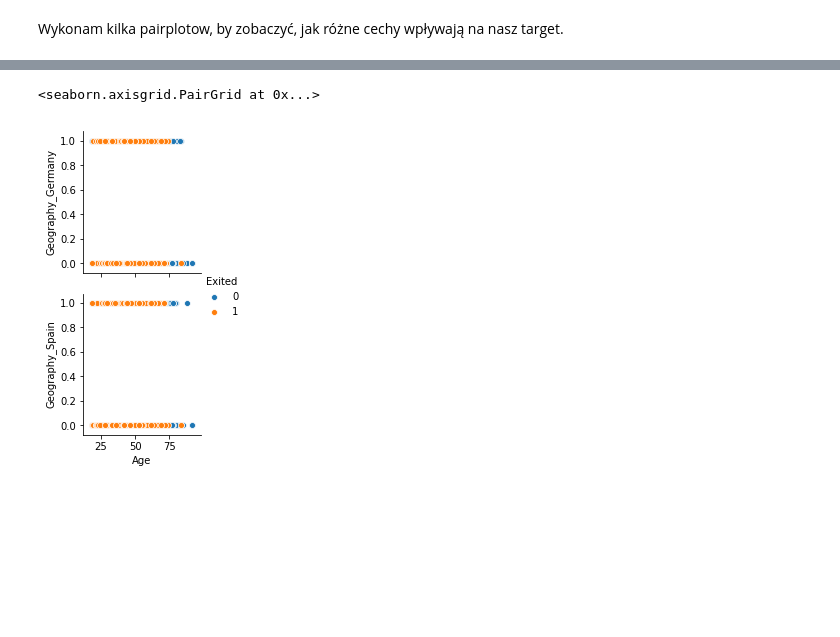
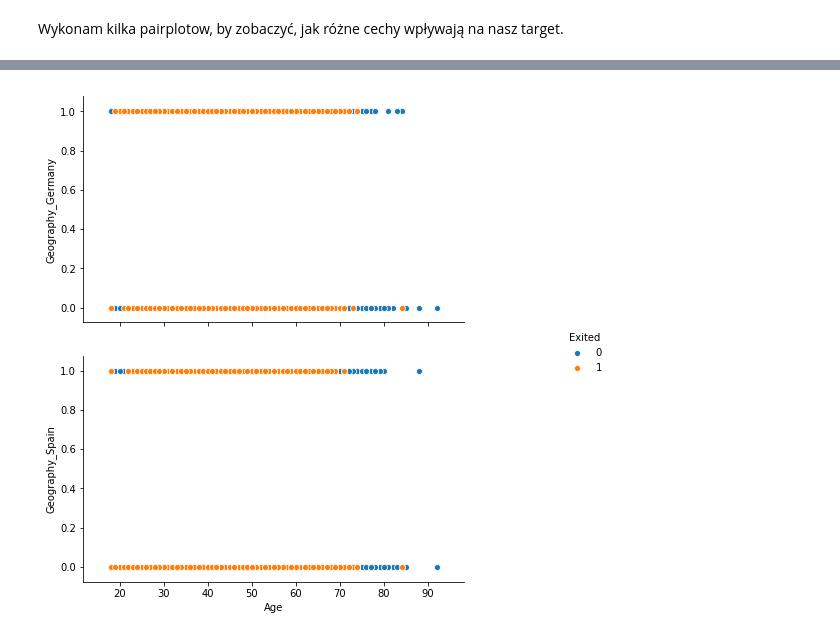
Before and after one commit to Dalthirr/NeuralNetworks, a Jupyter notebook: EDA.ipynb, the cells around one changed output, grey strips where cells are left out. Cells and saved outputs as stored; diff of their text form; code cells hidden in the pictures; blank space fills up the shorter version.

```diff
--- a/EDA.ipynb
+++ b/EDA.ipynb
@@ -191,7 +193,7 @@ sns.pairplot(df,x_vars=['CreditScore'],y_vars=['Age'],hue='Exited')
 # %%
-sns.pairplot(df,x_vars=['Age'],y_vars=['Geography_Germany',
+g=sns.pairplot(df,x_vars=['Age'],y_vars=['Geography_Germany',
        'Geography_Spain'],hue='Exited')
+g.fig.set_size_inches(10,8)
 # %% [output]
-<seaborn.axisgrid.PairGrid at 0x...>
-[figure, old version]
+[figure, new version]
 # %%
```
Also changed, not shown: parts of 5 cells of this notebook.
